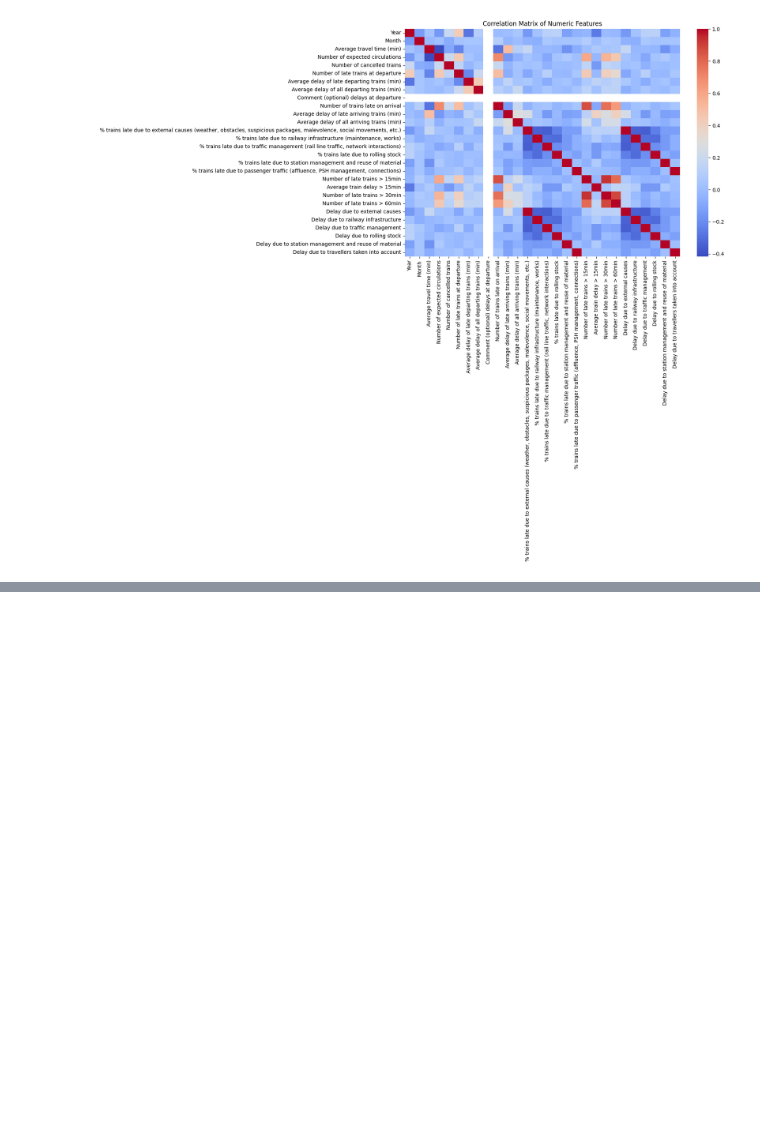
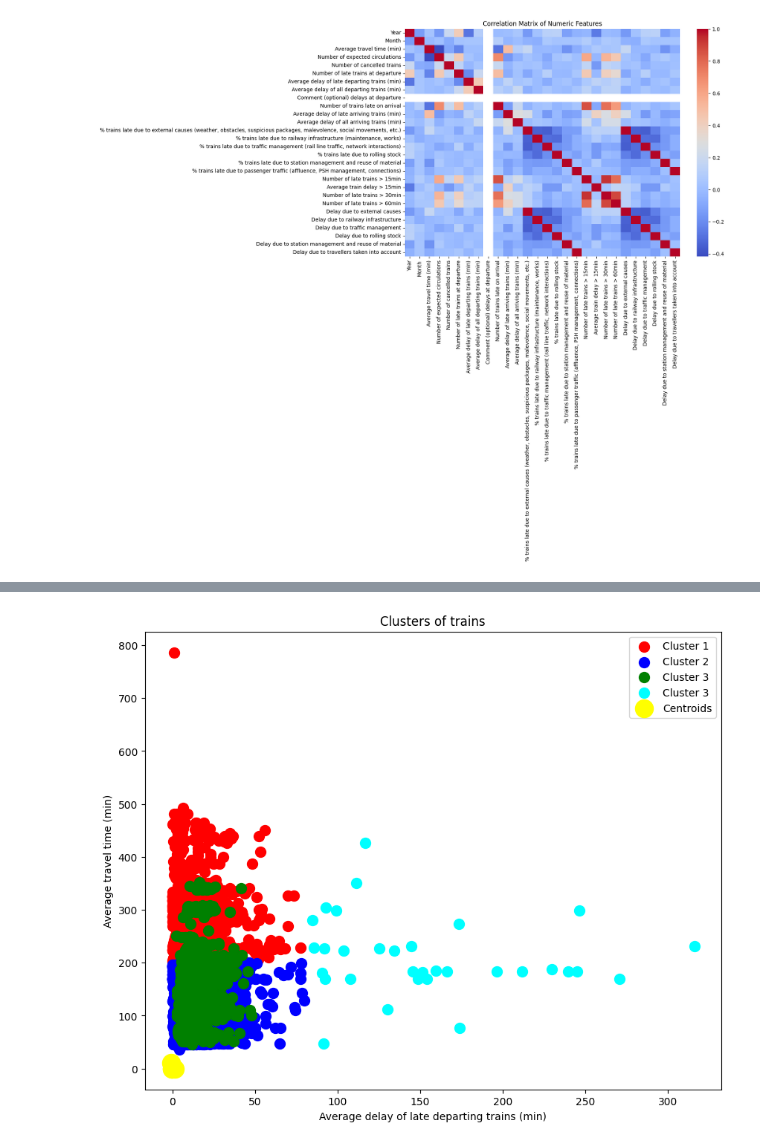
Before and after one commit to ZTW21/Detroit-Public-Transport-Clustering, a Jupyter notebook: Notebook.ipynb, the cells around one changed output, grey strips where cells are left out. Drawn from its saved outputs; the diff is of its cells as text; code cells hidden in the pictures; blank space fills up the shorter version.

```diff
--- a/Notebook.ipynb
+++ b/Notebook.ipynb
@@ -97,0 +126,6 @@ plt.show()
+# %%
+optimal_clusters = 4
+kmeans = KMeans(n_clusters=optimal_clusters, init='k-means++', max_iter=300, n_init=10, random_state=0)
+df2['cluster'] = kmeans.fit_predict(X_scaled)
+
+centroids = kmeans.cluster_centers_
@@ -97,0 +157,17 @@ plt.show()
+# %%
+plt.figure(figsize=(10, 8))
+plt.scatter(df2[df2['cluster'] == 0]['Average delay of late departing trains (min)'], df2[df2['cluster'] == 0]['Average travel time (min)'], s=100, c='red', label ='Cluster 1')
+plt.scatter(df2[df2['cluster'] == 1]['Average delay of late departing trains (min)'], df2[df2['cluster'] == 1]['Average travel time (min)'], s=100, c='blue', label ='Cluster 2')
+plt.scatter(df2[df2['cluster'] == 2]['Average delay of late departing trains (min)'], df2[df2['cluster'] == 2]['Average travel time (min)'], s=100, c='green', label ='Cluster 3')
+plt.scatter(df2[df2['cluster'] == 3]['Average delay of late departing trains (min)'], df2[df2['cluster'] == 3]['Average travel time (min)'], s=100, c='cyan', label ='Cluster 3')
+
+# Plotting the centroids of the clusters
+plt.scatter(centroids[:, 0], centroids[:, 1], s=300, c='yellow', label = 'Centroids')
+
+plt.title('Clusters of trains')
+plt.xlabel('Average delay of late departing trains (min)')
+plt.ylabel('Average travel time (min)')
+plt.legend()
+plt.show()
+# %% [output]
+[figure, added]
```
Also changed, not shown: parts of 5 cells of this notebook.
